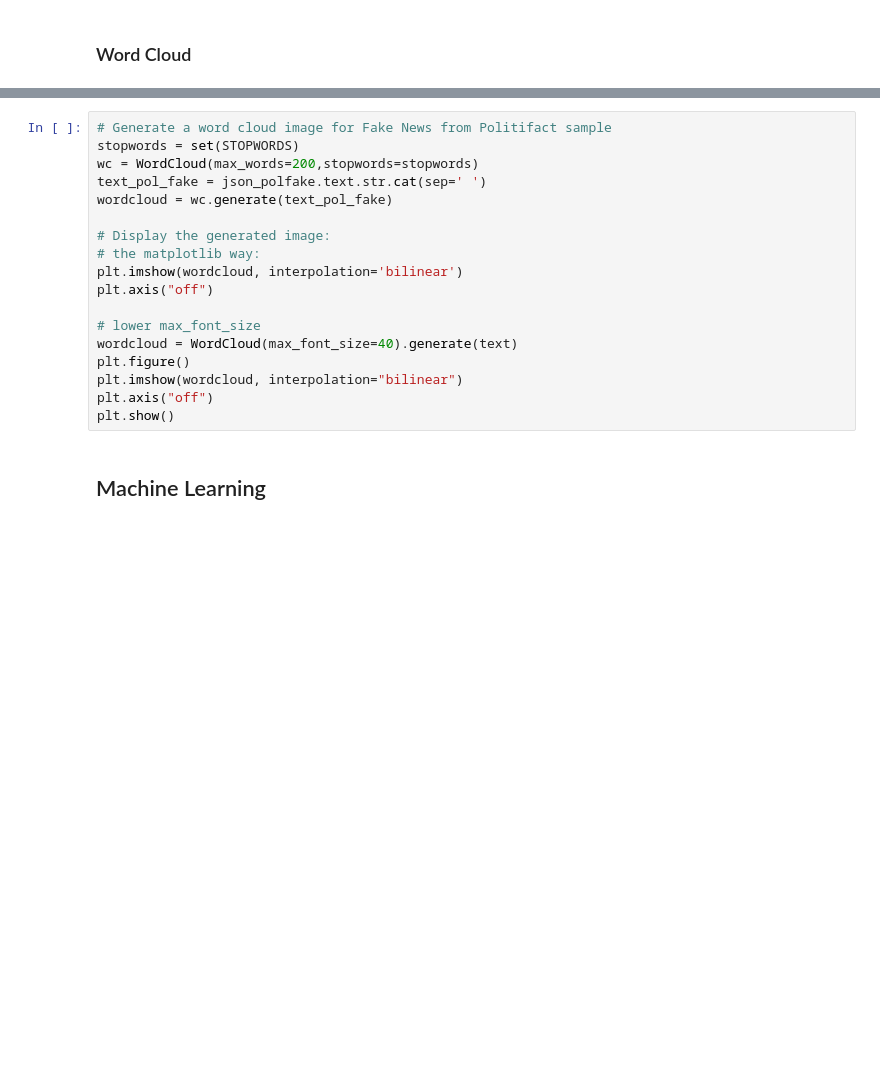
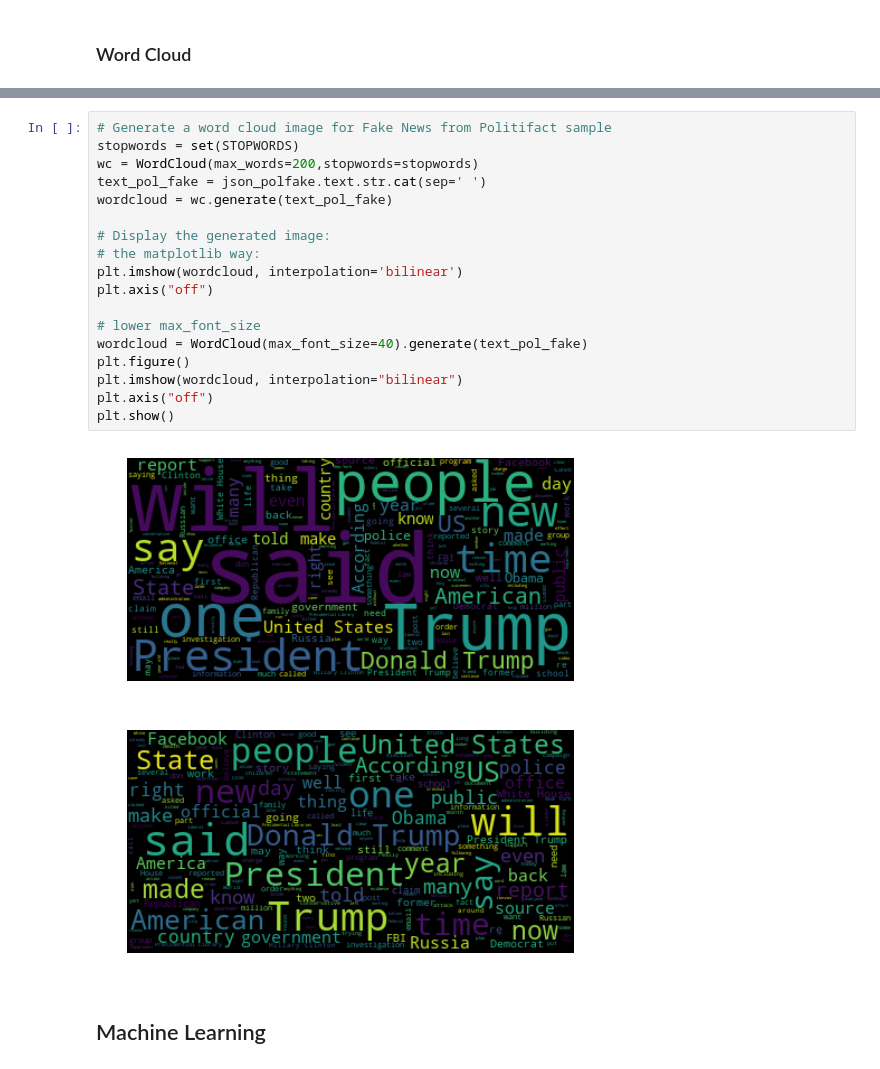
Before and after one commit to carlosbrown2/fake-news-detection, a Jupyter notebook: Capstone Project 2.ipynb, the cells around one changed output, grey strips where cells are left out. Cells and saved outputs as stored; diff of their text form; blank space fills up the shorter version.

```diff
--- a/Capstone Project 2.ipynb
+++ b/Capstone Project 2.ipynb
@@ -162,21 +166,24 @@ NameError: name 'text' is not defined
 # %%
 # Generate a word cloud image for Fake News from Politifact sample
 stopwords = set(STOPWORDS)
 wc = WordCloud(max_words=200,stopwords=stopwords)
 text_pol_fake = json_polfake.text.str.cat(sep=' ')
 wordcloud = wc.generate(text_pol_fake)
 
 # Display the generated image:
 # the matplotlib way:
 plt.imshow(wordcloud, interpolation='bilinear')
 plt.axis("off")
 
 # lower max_font_size
-wordcloud = WordCloud(max_font_size=40).generate(text)
+wordcloud = WordCloud(max_font_size=40).generate(text_pol_fake)
 plt.figure()
 plt.imshow(wordcloud, interpolation="bilinear")
 plt.axis("off")
 plt.show()
+# %% [output]
+[figure, added]
+[figure, added]
 # %% [markdown]
 ## Machine Learning
 # %% [markdown]
```
Also changed, not shown: parts of 5 cells of this notebook.
